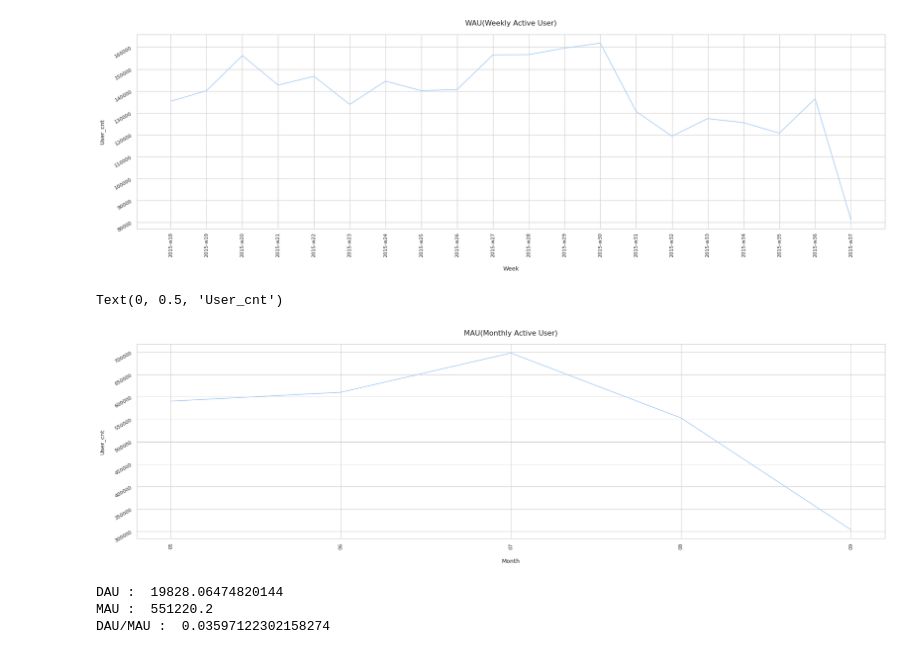
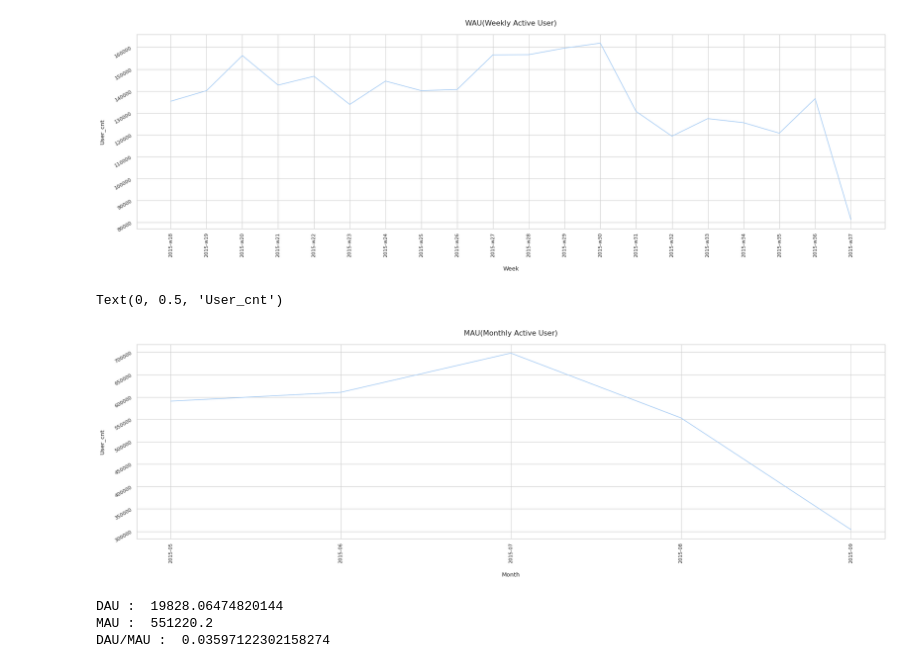
Before and after one commit to tkasod2/TIL, a Jupyter notebook: prj_analysis/Retailrocket_recommender_system_datase.ipynb, the cells around one changed output. Drawn from its saved outputs; the diff is of its cells as text; code cells hidden in the pictures.

```diff
--- a/prj_analysis/Retailrocket_recommender_system_datase.ipynb
+++ b/prj_analysis/Retailrocket_recommender_system_datase.ipynb
@@ -128,3 +159,8 @@ Index(['timestamp', 'visitorid', 'event', 'itemid', 'transactionid',
+# %%
+# pickle load
+PATH = '/content/drive/MyDrive/공부/Kaggle/Retailrocket recommender system dataset/'
+df_event = pd.read_pickle(PATH+"/df_event.pkl")
+df_item = pd.read_pickle(PATH+"/df_item.pkl")
 # %% [markdown]
 ### ✅events
 # %%
@@ -158,9 +194,9 @@ events.groupby('event')['transactionid'].count().reset_index().rename(columns =
 | 1 | transaction | 22457 |
 | 2 | view | 0 |
 # %%
-events.sort_values('timestamp',inplace=True)
-events.reset_index(drop=True, inplace = True)
-events.head()
+df_event.sort_values('timestamp',inplace=True)
+df_event.reset_index(drop=True, inplace = True)
+df_event.head()
 # %% [output]
 |  | timestamp | visitorid | event | itemid | transactionid | datetime | date |
 | 0 | 1430622004384 | 693516 | addtocart | 297662 | NaN | 2015-05-03 03:00:04.384 | 2015-05-03 |
@@ -188,8 +224,8 @@ memory usage: 147.2+ MB
 # %% [markdown]
 #### DAU, MAU, WAU, DAU/MAU
 # %%
-events['month'] = events['datetime'].dt.strftime('%m')
-events['week'] = events['datetime'].dt.strftime('%Y-w%U')
-events.head()
+df_event['month'] = df_event['datetime'].dt.strftime('%Y-%m')
+df_event['week'] = df_event['datetime'].dt.strftime('%Y-w%U')
+df_event.head()
 # %% [output]
 |  | timestamp | visitorid | event | itemid | transactionid | datetime | date | month | week |
@@ -243,22 +279,22 @@ Text(0, 0.5, 'User_cnt')
 [figure]
 # %%
 # MAU
-MAU = events.groupby('month')['visitorid'].count().reset_index().rename(columns = {'visitorid':'cnt_visit'})
+MAU = df_event.groupby('month')['visitorid'].count().reset_index().rename(columns = {'visitorid':'cnt_visit'})
 
 sns.set_theme(style="whitegrid", palette="pastel")
 plt.xticks(rotation=90)
 plt.yticks(rotation=30)
 
 g = sns.lineplot(x='month', y='cnt_visit',data =MAU)
 g.figure.set_size_inches(30, 8)
 g.xaxis.set_major_locator(ticker.MultipleLocator(1))
 
 g.set_title("MAU(Monthly Active User)", pad=20, size=16)
 g.set_xlabel("Month",labelpad = 20, size = 13)
 g.set_ylabel("User_cnt",labelpad = 20, size = 13)
 # %% [output]
 Text(0, 0.5, 'User_cnt')
-[figure, old version]
+[figure, new version]
 # %%
 # dau/mau
 print('DAU : ',DAU['cnt_visit'].mean())
```
Also changed, not shown: parts of 35 cells of this notebook.
